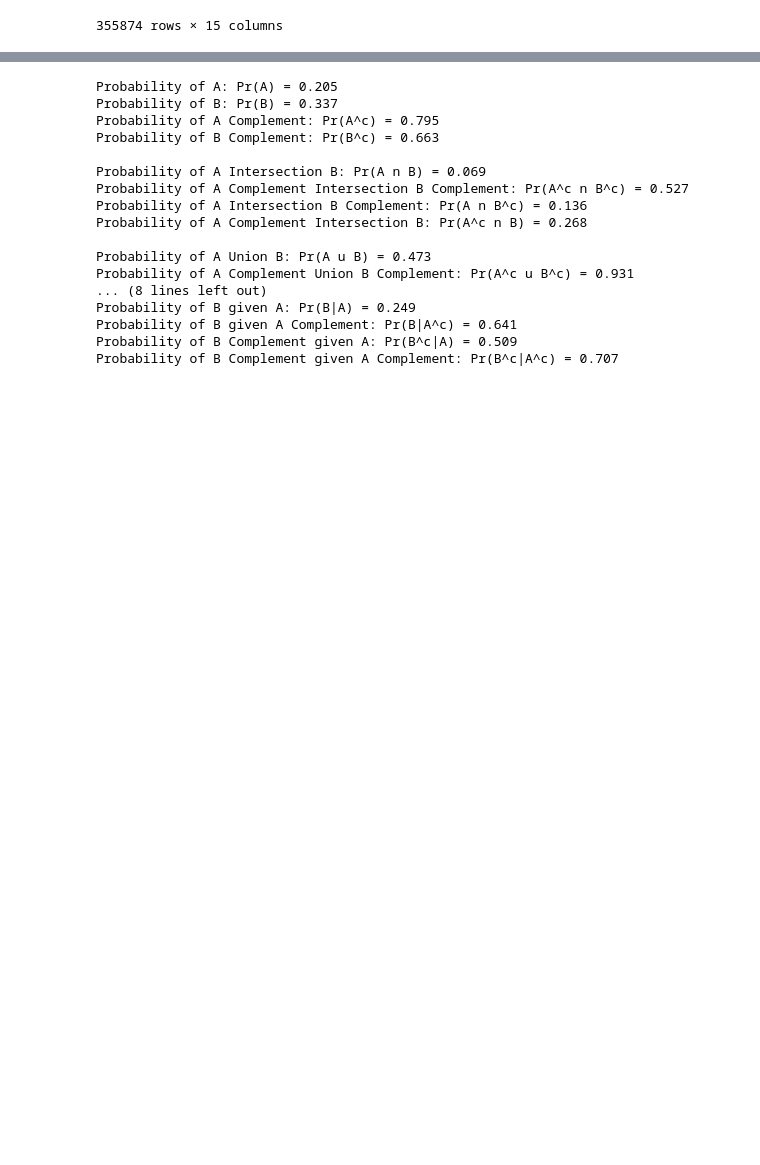
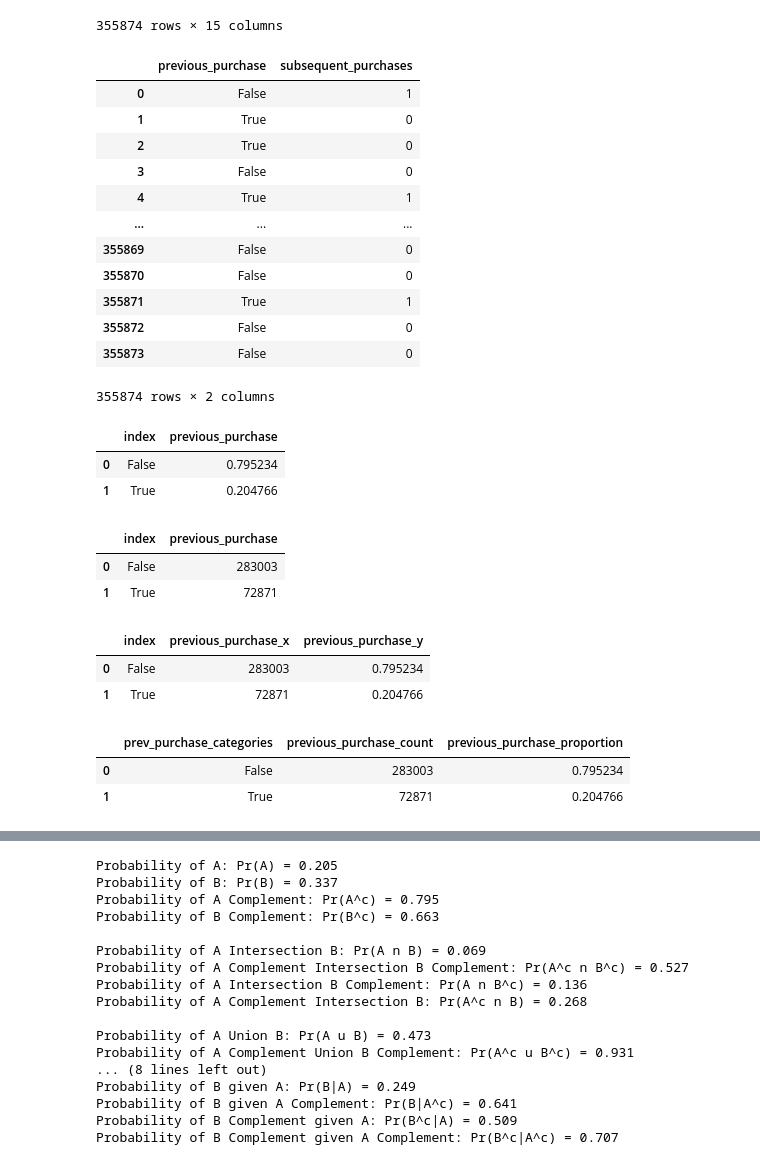
Before and after one commit to joncorrigan630/CarMaxAnalytics, a Jupyter notebook: Carmax Script 05 - Conditional Probability.ipynb, the cells around one changed output, grey strips where cells are left out. Drawn from its saved outputs; the diff is of its cells as text; code cells hidden in the pictures; blank space fills up the shorter version.

```diff
--- a/Carmax Script 05 - Conditional Probability.ipynb
+++ b/Carmax Script 05 - Conditional Probability.ipynb
@@ -2,10 +2,10 @@
 import numpy as np
 import pandas as pd
 # %%
-import_file_path = "Carmax - Main (Modified).csv"
-data = pd.read_csv(import_file_path, index_col=0)
-df = data.copy()
-df
+import_file_path = "Vehicle_Purchase_Data.csv"
+import_data = pd.read_csv(import_file_path, index_col=0)
+dataset = import_data.copy()
+dataset
 # %% [output]
 |  | insert_num | vehicle_make | vehicle_model | vehicle_year | purchase_price | trade_in | financing | ... |
 | 0 | 81690 | DODGE | CHARGER | 2012 | 17501 | True | True | ... |
@@ -36,0 +23,45 @@ subseq_purchase_merged.rename(columns = {'index': 'subsequent_purchase_categorie
+# %%
+purchases_df = dataset.loc[:, ["previous_purchase", "subsequent_purchases"]]
+purchases_df
+# %% [output]
+|  | previous_purchase | subsequent_purchases |
+| 0 | False | 1 |
+| 1 | True | 0 |
+| 2 | True | 0 |
+| 3 | False | 0 |
+| 4 | True | 1 |
+| ... | ... | ... |
+| 355869 | False | 0 |
+| 355870 | False | 0 |
+| 355871 | True | 1 |
+| 355872 | False | 0 |
+| 355873 | False | 0 |
+355874 rows × 2 columns
+# %%
+prev_purchase_proportion = purchases_df["previous_purchase"].value_counts(normalize=True, sort=True).reset_index()
+prev_purchase_proportion
+# %% [output]
+|  | index | previous_purchase |
+| 0 | False | 0.795234 |
+| 1 | True | 0.204766 |
+# %%
+prev_purchase_count = purchases_df["previous_purchase"].value_counts(sort=True).reset_index()
+prev_purchase_count
+# %% [output]
+|  | index | previous_purchase |
+| 0 | False | 283003 |
+| 1 | True | 72871 |
+# %%
+prev_purchase_merged = prev_purchase_count.merge(prev_purchase_proportion, on='index')
+prev_purchase_merged
+# %% [output]
+|  | index | previous_purchase_x | previous_purchase_y |
+| 0 | False | 283003 | 0.795234 |
+| 1 | True | 72871 | 0.204766 |
+# %%
+prev_purchase_merged.rename(columns = {'index':'prev_purchase_categories', 'previous_purchase_x':'previous_purchase_count', 'previous_purchase_y':'previous_purchase_proportion'}, inplace=True)
+prev_purchase_merged
+# %% [output]
+|  | prev_purchase_categories | previous_purchase_count | previous_purchase_proportion |
+| 0 | False | 283003 | 0.795234 |
+| 1 | True | 72871 | 0.204766 |
```
Also changed, not shown: parts of 6 cells of this notebook.
